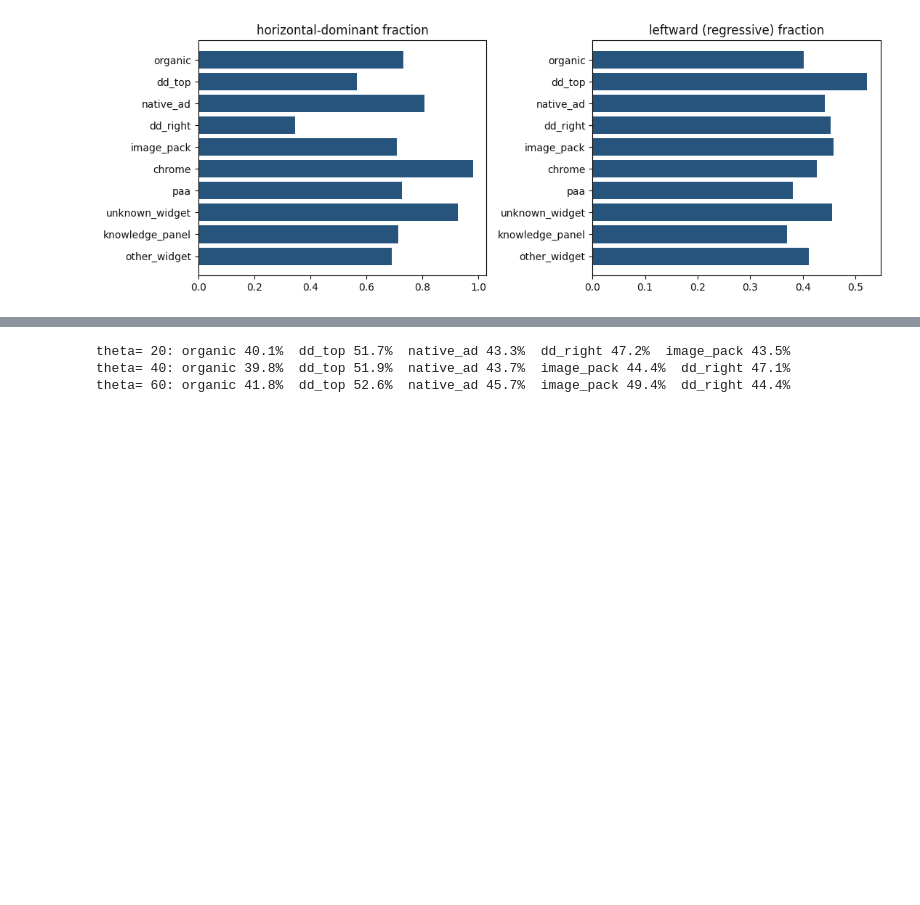
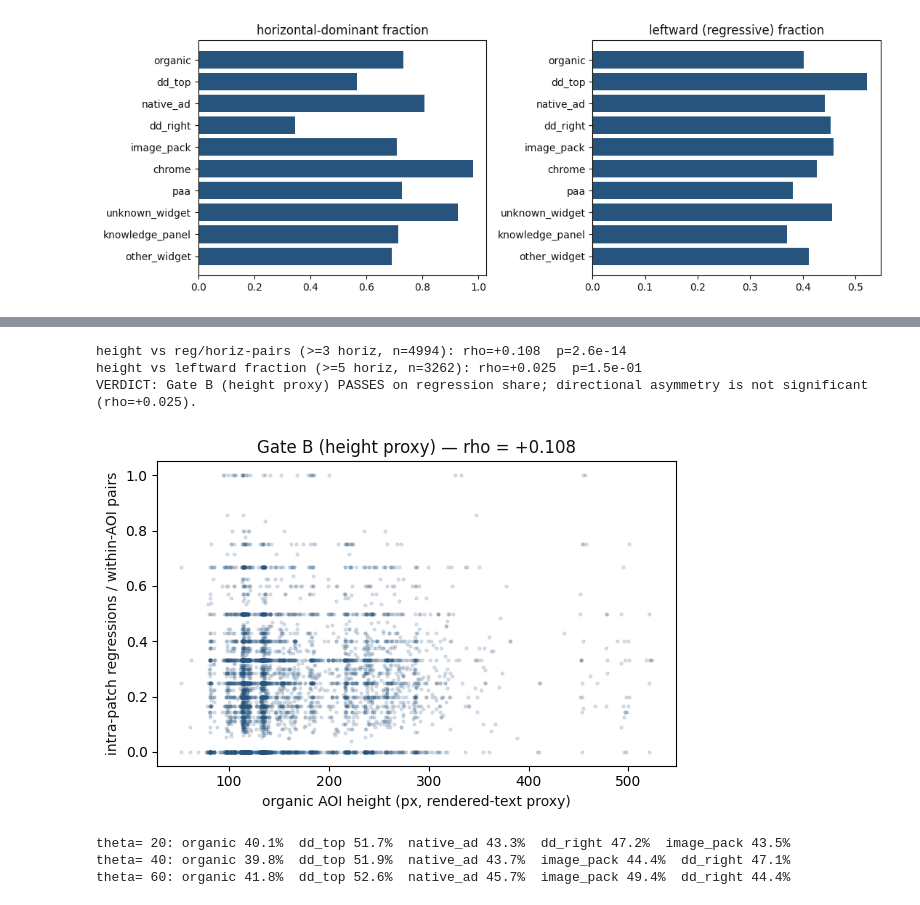
Before and after one commit to andyed/attentional-foraging, a Jupyter notebook: notebooks-v2/33_intra_patch_reading.ipynb, the cells around one changed output, grey strips where cells are left out. Saved outputs shown, nothing was run; the diff lists cells and outputs as text; code cells hidden in the pictures; blank space fills up the shorter version.

```diff
--- a/notebooks-v2/33_intra_patch_reading.ipynb
+++ b/notebooks-v2/33_intra_patch_reading.ipynb
@@ -267,3 +267,60 @@ Spearman rho(snippet_chars, regressions/visit) = 0.005  (p = 5.79e-01)
+# %%
+# ── Gate B, attempt 2: AOI height as rendered-text-volume proxy ────────
+# Geometry never truncates. Organic bbox height p10/90 spans ~102-243 px
+# (1-2 lines vs multi-line + sitelinks). Caveat: height is not pure text —
+# sitelinks/ratings rows contribute — so this is a proxy pending upstream
+# re-extraction of untruncated snippet text (see spawned fix task).
+# DENOMINATOR NOTE: the rate must be per HORIZONTAL-dominant pair (n_horiz),
+# not per all within-AOI pairs — tall AOIs (multi-line, sitelinks) have more
+# vertical saccades, and an all-pairs denominator dilutes the reading signal
+# to null (rho +0.017 in a superseded draft of this cell). Two measures:
+#   rate     = n_reg / n_horiz        (regression share of horizontal movement)
+#   leftfrac = n_reg / (n_reg+n_fwd)  (pure directional asymmetry, >=theta only)
+hh = [(r['trial'], r['aoi_idx'], r['n_horiz'], r['n_reg'], r['n_fwd'])
+      for r in records if r['type'] == 'organic']
+
+heights = {}
+for tid in {t for t, *_ in hh}:
+    for a in load_aois(tid):
+        if a['type'] == 'organic':
+            heights[(tid, a['idx'])] = a['height']
+
+h_arr, rate, leftfrac, nhoriz = [], [], [], []
+for tid, idx, n_horiz, n_reg, n_fwd in hh:
+    h = heights.get((tid, idx))
+    if h is None:
+        continue
+    h_arr.append(h); nhoriz.append(n_horiz)
+    rate.append(n_reg / n_horiz if n_horiz else np.nan)
+    denom = n_reg + n_fwd
+    leftfrac.append(n_reg / denom if denom else np.nan)
+h_arr = np.array(h_arr); rate = np.array(rate); leftfrac = np.array(leftfrac); nhoriz = np.array(nhoriz)
+
+ok = nhoriz >= 3
+rho_h, p_h = spearmanr(h_arr[ok], rate[ok])
+print(f'height vs reg/horiz-pairs (>=3 horiz, n={ok.sum()}): rho={rho_h:+.3f}  p={p_h:.1e}')
+ok2 = ~np.isnan(leftfrac) & (nhoriz >= 5)
+rho_l, p_l = spearmanr(h_arr[ok2], leftfrac[ok2])
+print(f'height vs leftward fraction (>=5 horiz, n={ok2.sum()}): rho={rho_l:+.3f}  p={p_l:.1e}')
+
+gateB = 'PASSES' if (rho_h > 0 and p_h < 0.01) else 'FAILS'
+strength = 'weakly corroborating' if (rho_l > 0 and p_l < 0.05) else 'not significant'
+print(f'VERDICT: Gate B (height proxy) {gateB} on regression share; '
+      f'directional asymmetry is {strength} (rho={rho_l:+.3f}).')
+
+fig, ax = plt.subplots(figsize=(6, 4))
+ax.scatter(h_arr[ok], rate[ok], s=4, alpha=0.15, color='#26547c')
+ax.set_xlabel('organic AOI height (px, rendered-text proxy)', color='#111111')
+ax.set_ylabel('intra-patch regressions / within-AOI pairs', color='#111111')
+ax.set_title(f'Gate B (height proxy) — rho = {rho_h:+.3f}', color='#111111')
+plt.tight_layout()
+plt.savefig('plot_nb33_gateB_snippet_scaling.png', dpi=150)
+plt.show()
+# %% [output]
+height vs reg/horiz-pairs (>=3 horiz, n=4994): rho=+0.108  p=2.6e-14
+height vs leftward fraction (>=5 horiz, n=3262): rho=+0.025  p=1.5e-01
+VERDICT: Gate B (height proxy) PASSES on regression share; directional asymmetry is not significant (rho=+0.025).
+[figure, added]
 # %%
 # ── THETA sensitivity: 20 / 40 / 60 px ─────────────────────────────────
 for theta in (20, 40, 60):
```
Also changed, not shown: parts of 4 cells of this notebook, 1 other file.
